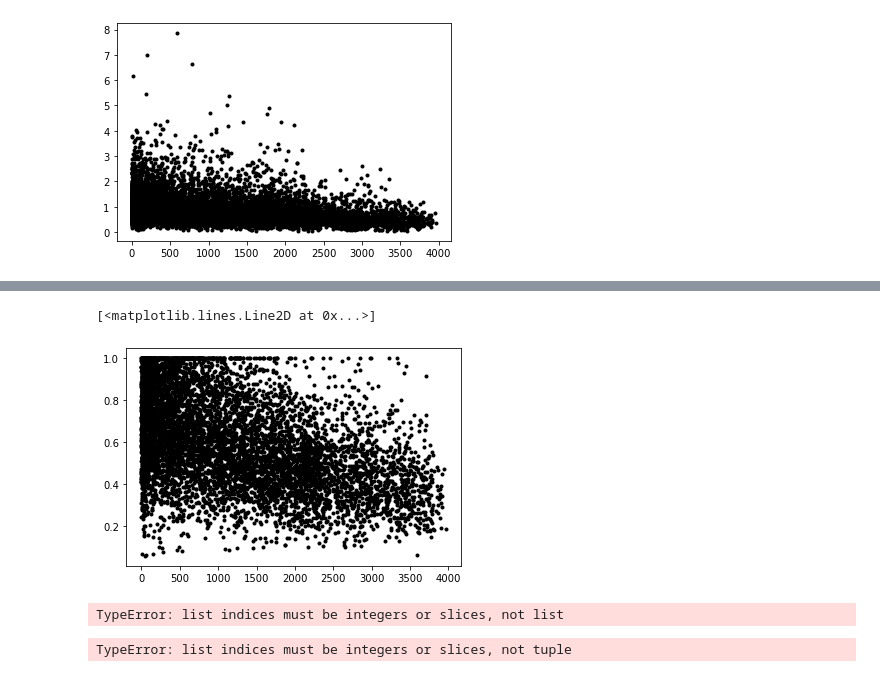
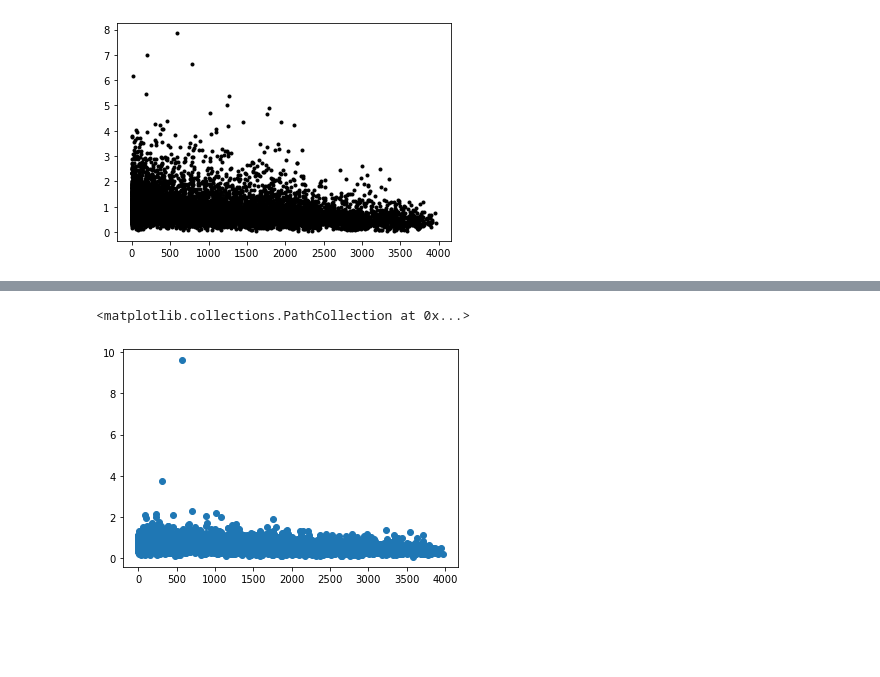
Before and after one commit to GabrielSerrato/Fchl_calibration, a Jupyter notebook: codes/teste.ipynb, the cells around one changed output, grey strips where cells are left out. Cells and saved outputs as stored; diff of their text form; code cells hidden in the pictures; blank space fills up the shorter version.

```diff
--- a/codes/teste.ipynb
+++ b/codes/teste.ipynb
@@ -84,3 +111,37 @@ plt.plot(df_in['rad'],df_sc['flu'],'k.')
 # %% [output]
 [<matplotlib.lines.Line2D at 0x...>]
 [figure]
+# %%
+# calculando os horários de crepusculo com a biblioteca ephem
+
+#criando o observador
+boia      = ephem.Observer()
+
+#Localização do observador
+boia.lon  = str(-48.42101867)      #Note that lon should be in string format
+boia.lat  = str(-27.27445333)      #Note that lat should be in string format
+
+#Elevação do observador em metros
+boia.elev = 0
+
+# criando listas vazias para os vetores tempo e fchl para o período noturno
+dn_dt = []
+dn_flu = []
+
+# laço para cada passo de tempo da série temporal
+for h in range(len(df_sc['dt'])):
+    bar.update(h) # barra de progresso
+    boia.date = df_sc['dt'][h].strftime("%Y-%m-%d") # dia da medição
+    sunrise = boia.next_rising(ephem.Sun()) # horário do nascer do sol no dia
+    sunset  = boia.next_setting(ephem.Sun()) #horário por do sol no dia
+
+    if sunset.datetime()<=df_sc['dt'][h].to_pydatetime(): # seleção para os dados amostrados após o pôr do sol
+        dn_dt.append(df_sc['dt'][h]) # adicionando os horários à lista tempo
+        dn_flu.append(df_sc['flu'][h]) # adicionando os dados à lista de Fchl
+    if sunrise.datetime()>=df_sc['dt'][h].to_pydatetime(): # seleção para os dados amostrados antes do nascer do sol
+        dn_dt.append(df_sc['dt'][h]) # adicionando os horários à lista tempo
+        dn_flu.append(df_sc['flu'][h]) # adicionando os dados à lista de Fchl
+
+os.system('cls') # limpando o display de resultados
+dn = pd.DataFrame({'dt':dn_dt,'flu':dn_flu}) # criando pandas  dataframe com os dados noturnos
+max_night = dn.groupby(pd.Grouper(key='dt', freq='1D')).agg({'flu':[np.max]}) # agrupando os maiores valores por dia
@@ -87,10 +150,10 @@ plt.plot(df_in['rad'],df_sc['flu'],'k.')
 # %%
 ratio = []
-max_day = df_sc.groupby(pd.Grouper(key='dt', freq='1D')).agg({'flu':[np.max]})
 for i in range(len(df_sc)):
-    print(i)
-    for index, row in max_day.iterrows():
+    bar.update(i)
+    for index, row in max_night.iterrows():
         if df_sc['dt'][i].date() == index.date():
-            tmp = df_sc['flu'][i]/max_day['flu']['amax'][index]
+            tmp = df_sc['flu'][i]/max_night['flu']['amax'][index]
     ratio.append(tmp)
+    os.system('cls')
 # %% [output]
@@ -141,5 +161,5 @@ DatetimeIndex(['2017-02-22', '2017-02-23', '2017-02-24', '2017-02-25',
 # %%
-plt.plot(df_in['rad'],ratio,'k.')
+plt.scatter(df_in['rad'],ratio,cmap='viridis')
 # %% [output]
-[<matplotlib.lines.Line2D at 0x...>]
+<matplotlib.collections.PathCollection at 0x...>
-[figure, old version]
+[figure, new version]
@@ -150,11 +165,0 @@ fchl_rat= np.ma.masked_invalid(ratio)
-# %%
-bad_indices = np.isnan(df_in['rad']) | np.isnan(ratio)
-good_indices = ~bad_indices
-x = df_in['rad'][list(np.where(good_indices==True)[0])]
-y = ratio[list(np.where(good_indices==True)[0])]
-# %% [output]
-TypeError: list indices must be integers or slices, not list
-# %%
-ratio[1,2]
-# %% [output]
-TypeError: list indices must be integers or slices, not tuple
```
Also changed, not shown: parts of 18 cells of this notebook, 1 other file.
